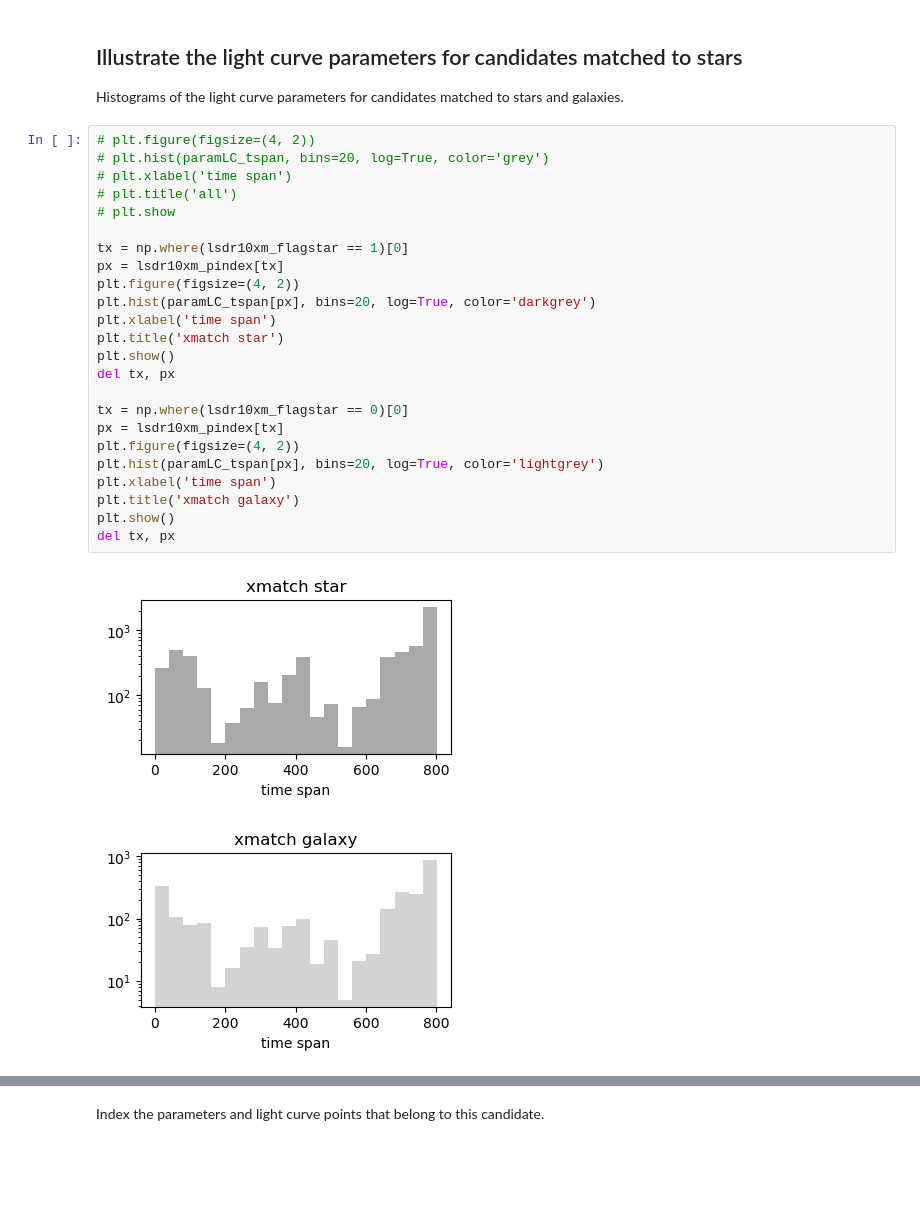
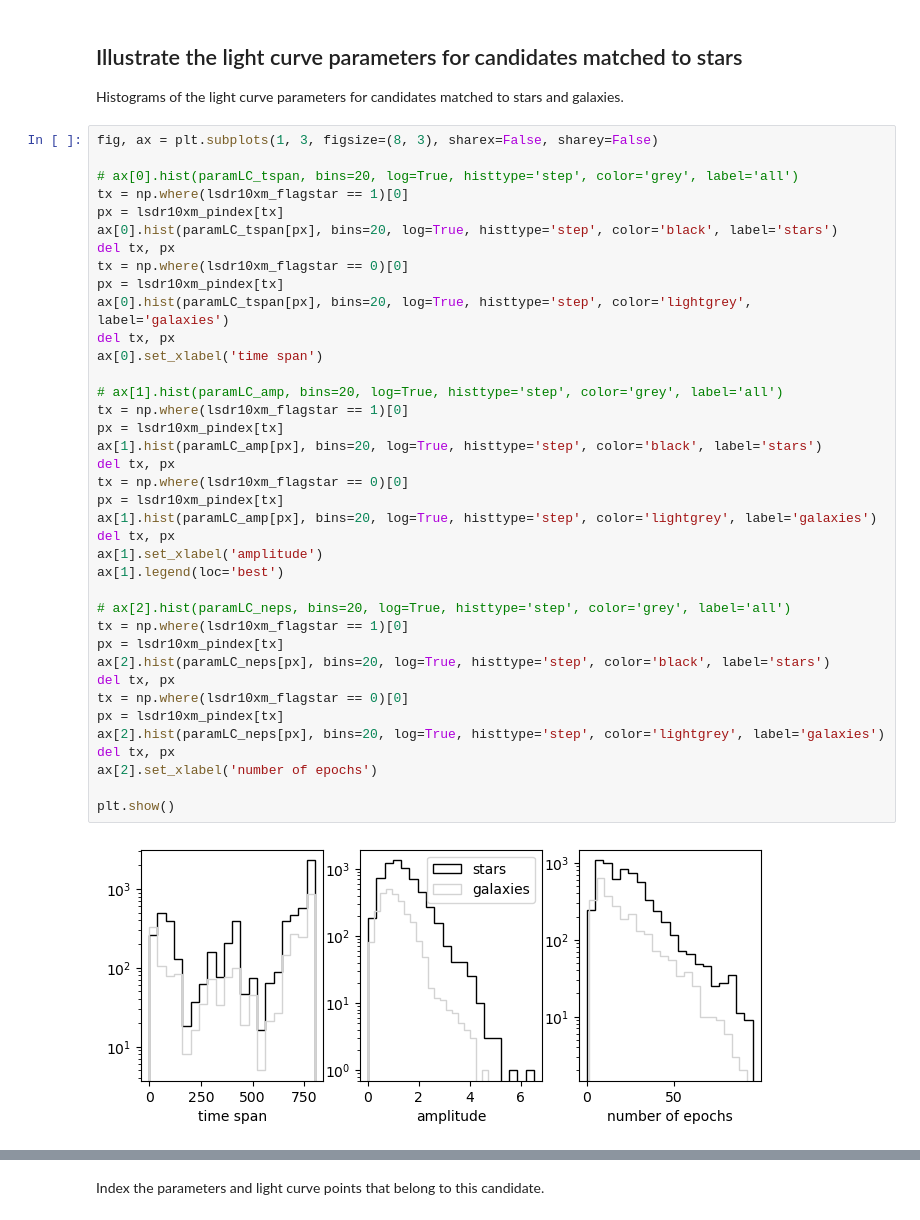
Before and after one commit to MelissaGraham/decam_ddf_tools, a Jupyter notebook: transients_science/stars/1_explore_stars.ipynb, the cells around one changed output, grey strips where cells are left out. Saved outputs shown, nothing was run; the diff lists cells and outputs as text; blank space fills up the shorter version.

```diff
--- a/transients_science/stars/1_explore_stars.ipynb
+++ b/transients_science/stars/1_explore_stars.ipynb
@@ -131,29 +169,42 @@ plt.show()
 
 Histograms of the light curve parameters for candidates matched to stars and galaxies.
 # %%
-# plt.figure(figsize=(4, 2))
-# plt.hist(paramLC_tspan, bins=20, log=True, color='grey')
-# plt.xlabel('time span')
-# plt.title('all')
-# plt.show
+fig, ax = plt.subplots(1, 3, figsize=(8, 3), sharex=False, sharey=False)
 
+# ax[0].hist(paramLC_tspan, bins=20, log=True, histtype='step', color='grey', label='all')
 tx = np.where(lsdr10xm_flagstar == 1)[0]
 px = lsdr10xm_pindex[tx]
-plt.figure(figsize=(4, 2))
-plt.hist(paramLC_tspan[px], bins=20, log=True, color='darkgrey')
-plt.xlabel('time span')
-plt.title('xmatch star')
-plt.show()
+ax[0].hist(paramLC_tspan[px], bins=20, log=True, histtype='step', color='black', label='stars')
 del tx, px
-
 tx = np.where(lsdr10xm_flagstar == 0)[0]
 px = lsdr10xm_pindex[tx]
-plt.figure(figsize=(4, 2))
-plt.hist(paramLC_tspan[px], bins=20, log=True, color='lightgrey')
-plt.xlabel('time span')
-plt.title('xmatch galaxy')
+ax[0].hist(paramLC_tspan[px], bins=20, log=True, histtype='step', color='lightgrey', label='galaxies')
+del tx, px
+ax[0].set_xlabel('time span')
+
+# ax[1].hist(paramLC_amp, bins=20, log=True, histtype='step', color='grey', label='all')
+tx = np.where(lsdr10xm_flagstar == 1)[0]
+px = lsdr10xm_pindex[tx]
+ax[1].hist(paramLC_amp[px], bins=20, log=True, histtype='step', color='black', label='stars')
+del tx, px
+tx = np.where(lsdr10xm_flagstar == 0)[0]
+px = lsdr10xm_pindex[tx]
+ax[1].hist(paramLC_amp[px], bins=20, log=True, histtype='step', color='lightgrey', label='galaxies')
+del tx, px
+ax[1].set_xlabel('amplitude')
+ax[1].legend(loc='best')
+
+# ax[2].hist(paramLC_neps, bins=20, log=True, histtype='step', color='grey', label='all')
+tx = np.where(lsdr10xm_flagstar == 1)[0]
+px = lsdr10xm_pindex[tx]
+ax[2].hist(paramLC_neps[px], bins=20, log=True, histtype='step', color='black', label='stars')
+del tx, px
+tx = np.where(lsdr10xm_flagstar == 0)[0]
+px = lsdr10xm_pindex[tx]
+ax[2].hist(paramLC_neps[px], bins=20, log=True, histtype='step', color='lightgrey', label='galaxies')
+del tx, px
+ax[2].set_xlabel('number of epochs')
+
 plt.show()
-del tx, px
 # %% [output]
-[figure, old version]
+[figure, new version]
-[figure, removed]
```
Also changed, not shown: parts of 55 cells of this notebook, 1 other file.
